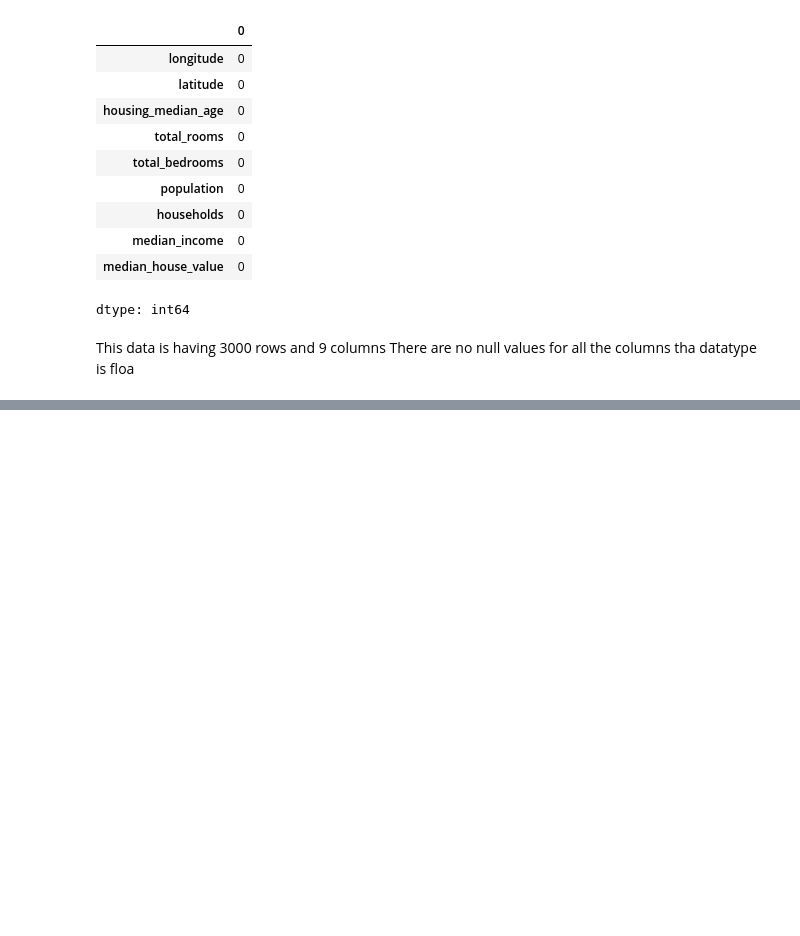
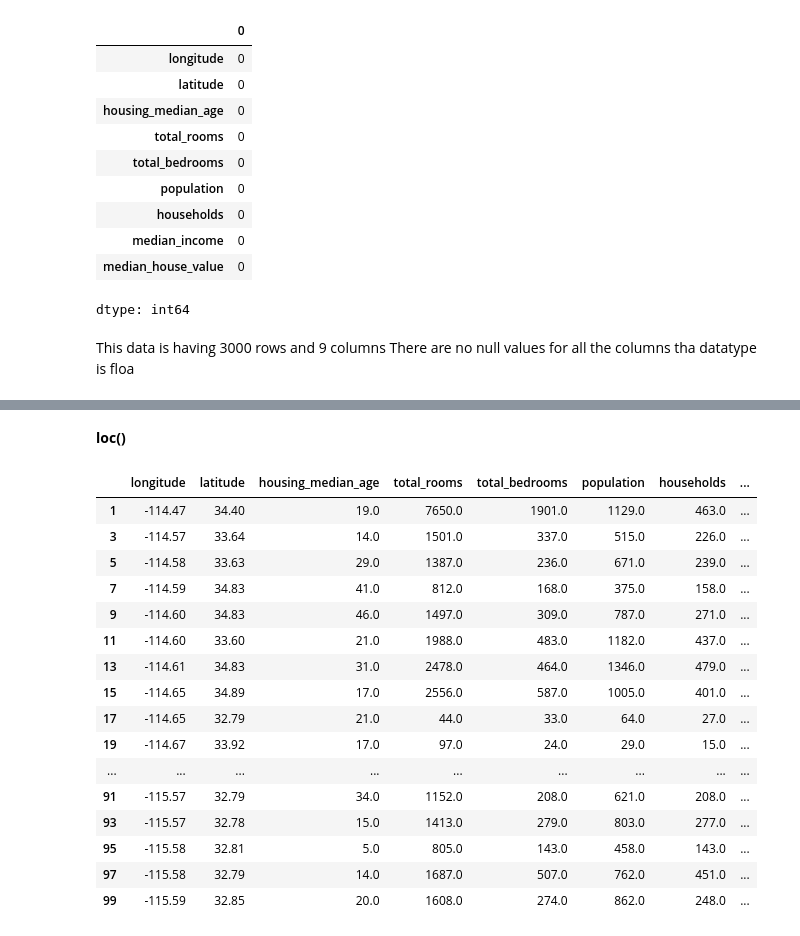
Before and after one commit to Srikanth-9492/My_python_notebook, a Jupyter notebook: Pandas_notebook.ipynb, the cells around one changed output, grey strips where cells are left out. Saved outputs shown, nothing was run; the diff lists cells and outputs as text; code cells hidden in the pictures; blank space fills up the shorter version.

```diff
--- a/Pandas_notebook.ipynb
+++ b/Pandas_notebook.ipynb
@@ -417,0 +424,4 @@ This data is having 3000 rows and 9 columns There are no null values for all the
+# %%
+df = pd.read_csv("/content/sample_data/california_housing_train.csv")
+#read the first 5 rows of data
+df.head()
@@ -417,0 +529,31 @@ This data is having 3000 rows and 9 columns There are no null values for all the
+# %% [markdown]
+**loc()**
+# %%
+#loc is used to locate rows
+#df.loc[start:end:step]
+#print the entire 1sr row of my dataframe
+df.loc[0]
+#print the values of index rows from 100 to 105
+#df.loc[start:end]
+df.loc[100:105]
+#read the rows with even and odd indexes up to the 100th row
+df.loc[0:100:2] #even index rows
+df.loc[1:100:2] #odd index rows
+# %% [output]
+|  | longitude | latitude | housing_median_age | total_rooms | total_bedrooms | population | households | ... |
+| 1 | -114.47 | 34.40 | 19.0 | 7650.0 | 1901.0 | 1129.0 | 463.0 | ... |
+| 3 | -114.57 | 33.64 | 14.0 | 1501.0 | 337.0 | 515.0 | 226.0 | ... |
+| 5 | -114.58 | 33.63 | 29.0 | 1387.0 | 236.0 | 671.0 | 239.0 | ... |
+| 7 | -114.59 | 34.83 | 41.0 | 812.0 | 168.0 | 375.0 | 158.0 | ... |
+| 9 | -114.60 | 34.83 | 46.0 | 1497.0 | 309.0 | 787.0 | 271.0 | ... |
+| 11 | -114.60 | 33.60 | 21.0 | 1988.0 | 483.0 | 1182.0 | 437.0 | ... |
+| 13 | -114.61 | 34.83 | 31.0 | 2478.0 | 464.0 | 1346.0 | 479.0 | ... |
+| 15 | -114.65 | 34.89 | 17.0 | 2556.0 | 587.0 | 1005.0 | 401.0 | ... |
+| 17 | -114.65 | 32.79 | 21.0 | 44.0 | 33.0 | 64.0 | 27.0 | ... |
+| 19 | -114.67 | 33.92 | 17.0 | 97.0 | 24.0 | 29.0 | 15.0 | ... |
+| ... | ... | ... | ... | ... | ... | ... | ... | ... |
+| 91 | -115.57 | 32.79 | 34.0 | 1152.0 | 208.0 | 621.0 | 208.0 | ... |
+| 93 | -115.57 | 32.78 | 15.0 | 1413.0 | 279.0 | 803.0 | 277.0 | ... |
+| 95 | -115.58 | 32.81 | 5.0 | 805.0 | 143.0 | 458.0 | 143.0 | ... |
+| 97 | -115.58 | 32.79 | 14.0 | 1687.0 | 507.0 | 762.0 | 451.0 | ... |
+| 99 | -115.59 | 32.85 | 20.0 | 1608.0 | 274.0 | 862.0 | 248.0 | ... |
```
Also changed, not shown: parts of 32 cells of this notebook.
